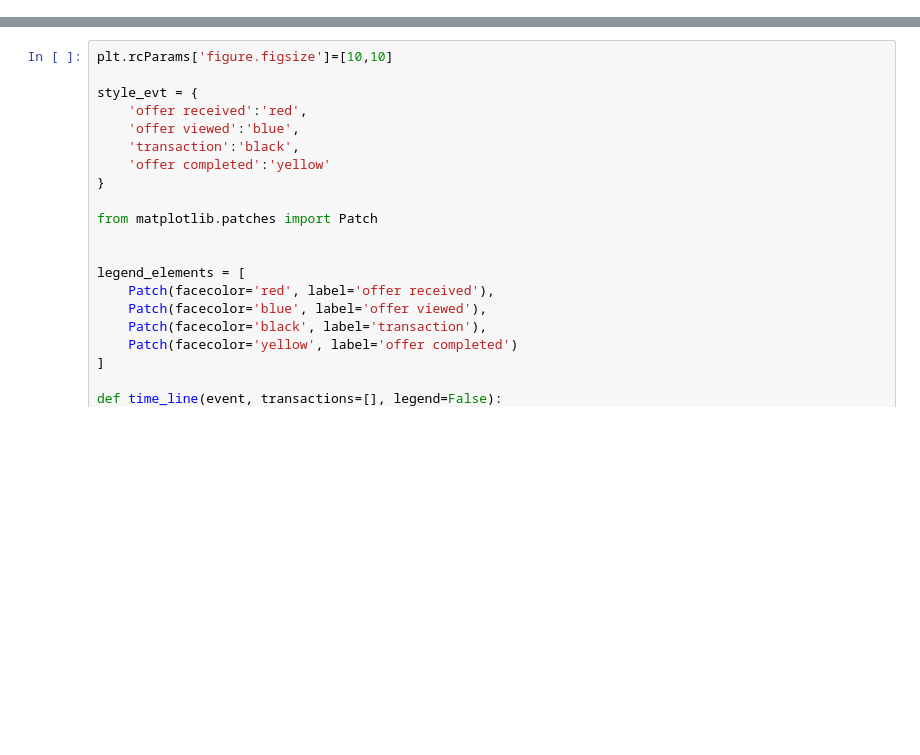
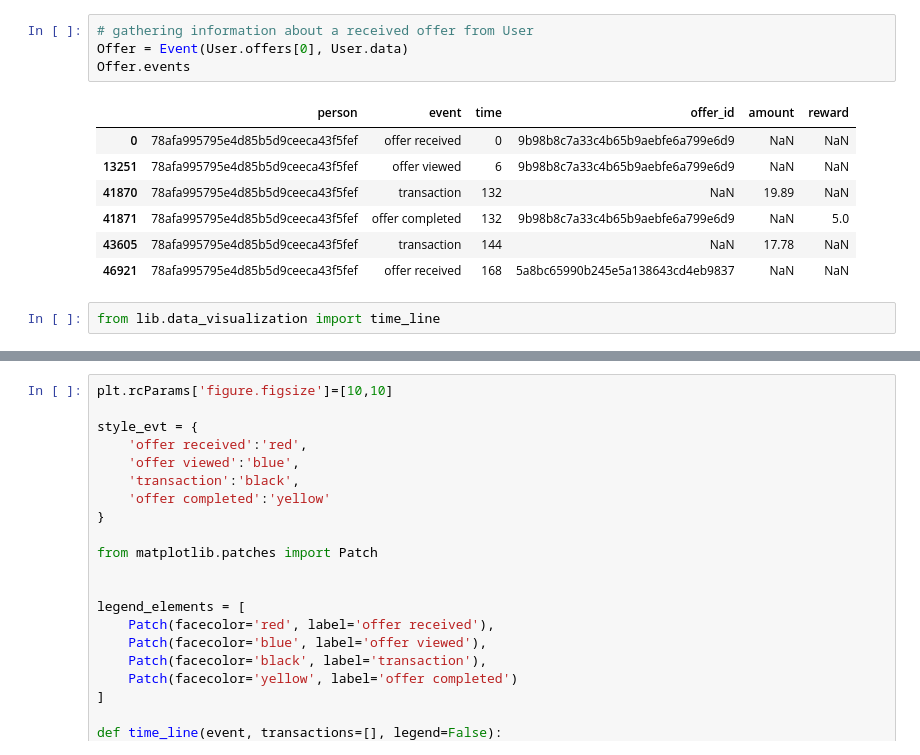
Before and after one commit to 6one2/StarbucksChallenge, a Jupyter notebook: devStarbucks.ipynb, the cells around one changed output, grey strips where cells are left out. Saved outputs shown, nothing was run; the diff lists cells and outputs as text; blank space fills up the shorter version.

```diff
--- a/devStarbucks.ipynb
+++ b/devStarbucks.ipynb
@@ -217,0 +261,14 @@ n_trans.head()
+# %%
+# gathering information about a received offer from User
+Offer = Event(User.offers[0], User.data)
+Offer.events
+# %% [output]
+|  | person | event | time | offer_id | amount | reward |
+| 0 | 78afa995795e4d85b5d9ceeca43f5fef | offer received | 0 | 9b98b8c7a33c4b65b9aebfe6a799e6d9 | NaN | NaN |
+| 13251 | 78afa995795e4d85b5d9ceeca43f5fef | offer viewed | 6 | 9b98b8c7a33c4b65b9aebfe6a799e6d9 | NaN | NaN |
+| 41870 | 78afa995795e4d85b5d9ceeca43f5fef | transaction | 132 | NaN | 19.89 | NaN |
+| 41871 | 78afa995795e4d85b5d9ceeca43f5fef | offer completed | 132 | 9b98b8c7a33c4b65b9aebfe6a799e6d9 | NaN | 5.0 |
+| 43605 | 78afa995795e4d85b5d9ceeca43f5fef | transaction | 144 | NaN | 17.78 | NaN |
+| 46921 | 78afa995795e4d85b5d9ceeca43f5fef | offer received | 168 | 5a8bc65990b245e5a138643cd4eb9837 | NaN | NaN |
+# %%
+from lib.data_visualization import time_line
```
Also changed, not shown: parts of 180 cells of this notebook, 4 other files.
